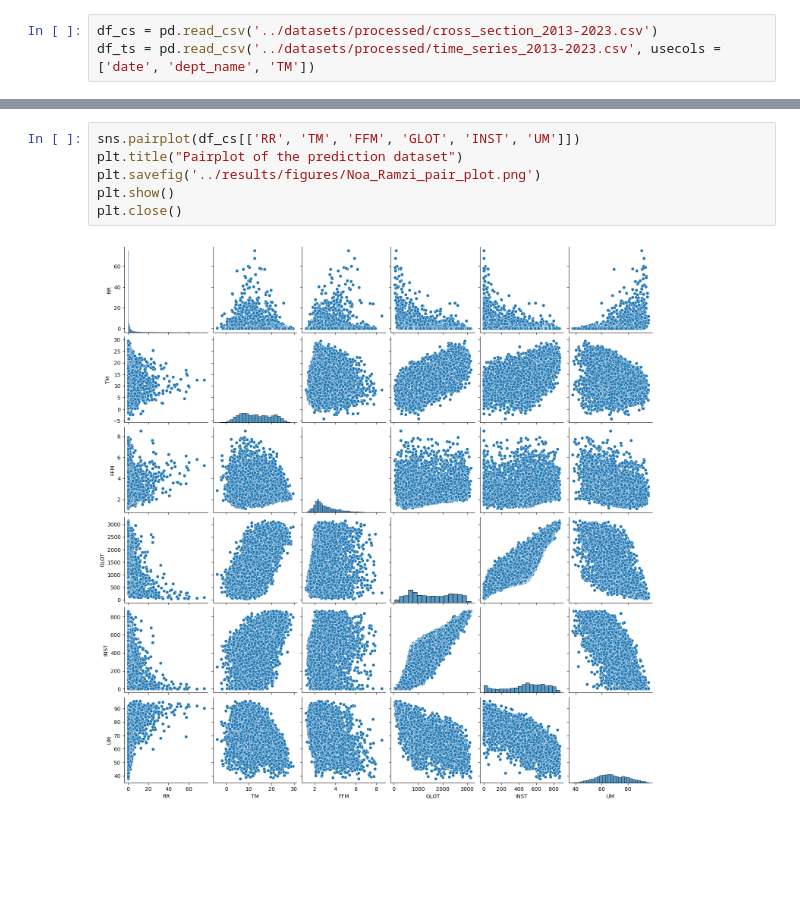
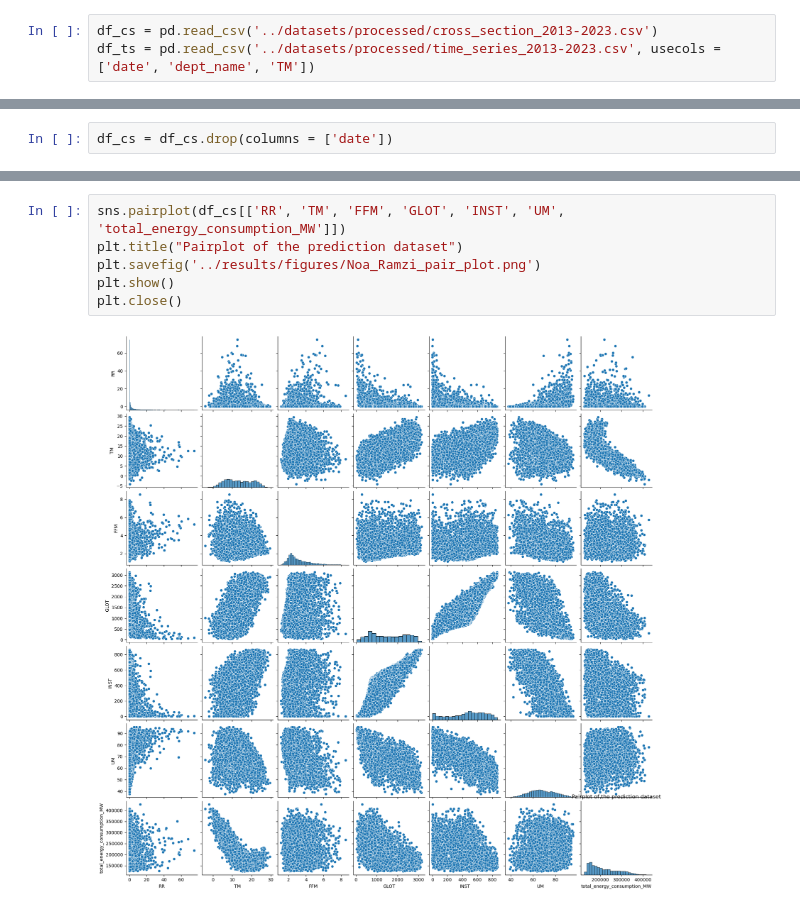
Before and after one commit to Nohalito/Weather-prediction, a Jupyter notebook: notebooks/02_Data_processing_Noa.ipynb, the cells around one changed output, grey strips where cells are left out. Cells and saved outputs as stored; diff of their text form; blank space fills up the shorter version.

```diff
--- a/notebooks/02_Data_processing_Noa.ipynb
+++ b/notebooks/02_Data_processing_Noa.ipynb
@@ -297,0 +326,2 @@ df_ts = df_ts.set_index('date')
+# %%
+df_cs = df_cs.drop(columns = ['date'])
@@ -298,8 +371,8 @@ df_ts = df_ts.set_index('date')
 # %%
-sns.pairplot(df_cs[['RR', 'TM', 'FFM', 'GLOT', 'INST', 'UM']])
+sns.pairplot(df_cs[['RR', 'TM', 'FFM', 'GLOT', 'INST', 'UM', 'total_energy_consumption_MW']])
 plt.title("Pairplot of the prediction dataset")
 plt.savefig('../results/figures/Noa_Ramzi_pair_plot.png')
 plt.show()
 plt.close()
 # %% [output]
-[figure, old version]
+[figure, new version]
```
Also changed, not shown: parts of 10 cells of this notebook, 7 other files.
